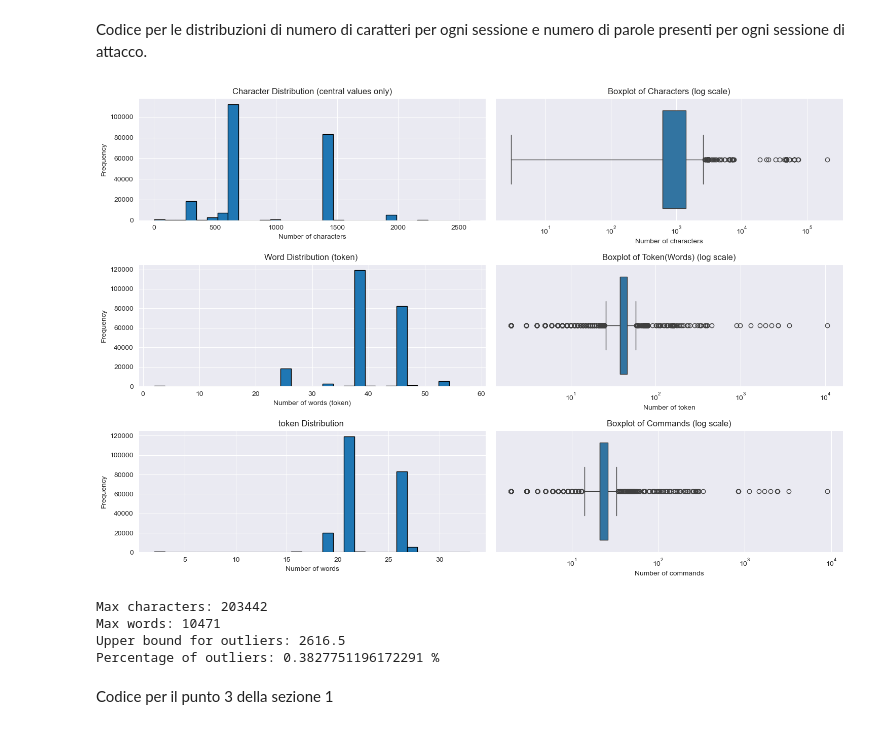
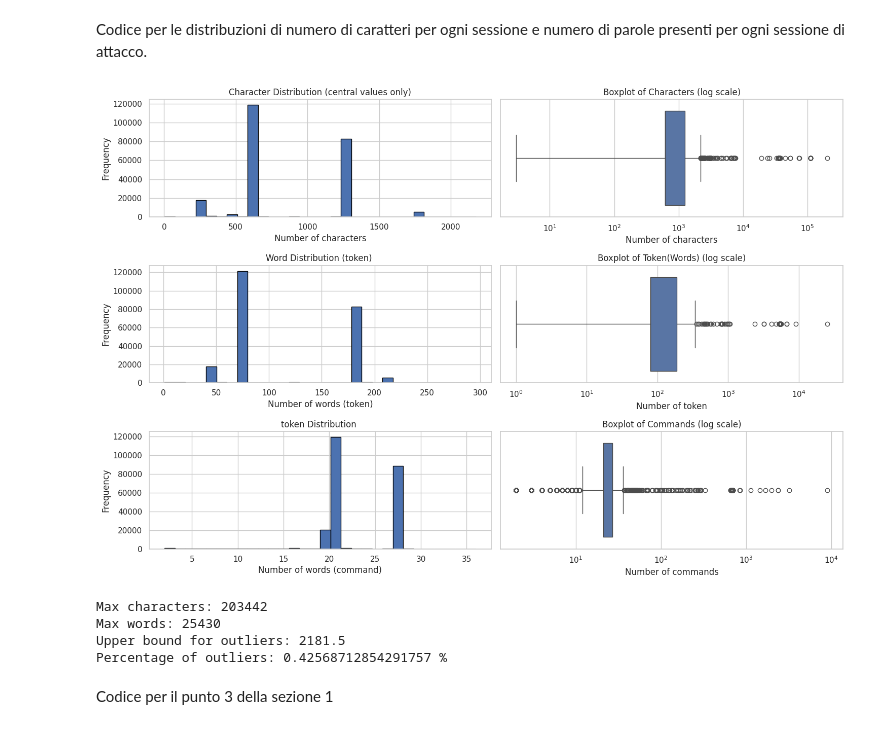
Before and after one commit to andreaRusso04/MachineLearningProject, a Jupyter notebook: notebooks/exploratoryDataAnalysis.ipynb, the cells around one changed output. Saved outputs shown, nothing was run; the diff lists cells and outputs as text; code cells hidden in the pictures.

```diff
--- a/notebooks/exploratoryDataAnalysis.ipynb
+++ b/notebooks/exploratoryDataAnalysis.ipynb
@@ -36,8 +36,15 @@ import re
 from collections import Counter
 from sklearn.feature_extraction.text import CountVectorizer
 from sklearn.feature_extraction.text import TfidfVectorizer
+import os
 
-dataSet = pd.read_parquet(r"C:\Users\A.RUSSO\PycharmProjects\JupyterProject\data\ssh_attacks.parquet")
+# load .env
+from dotenv import load_dotenv
+load_dotenv(dotenv_path='../.env')
+
+# get from environment variable
+dataset_path = os.environ['DATASET_PATH']
+dataSet = pd.read_parquet(dataset_path)
 
 features = dataSet.columns
 
@@ -68,11 +121,14 @@ Codice per le distribuzioni di numero di caratteri per ogni sessione e numero di
 # %%
-sessionCodeLen = dataSet[["full_session"]].copy()
-sessionCodeLen["number_of_characters"] = sessionCodeLen["full_session"].str.len()
+sessionCodeLen = dataSet[["decoded_payload"]].copy()
+sessionCodeLen["number_of_characters"] = sessionCodeLen["decoded_payload"].str.len()
 
-sessionWordsLen = dataSet[["full_session"]].copy()
-sessionWordsLen["number_of_words_token"] = sessionWordsLen["full_session"].str.split(r";|\||&&|\|\||>>|>|<|&").str.len()
+sessionWordsLen = dataSet[["decoded_payload"]].copy()
+word_pattern = re.compile(r'[^\s|;(){}:\'\">]+')
+# sessionWordsLen["number_of_words_token"] = sessionWordsLen["decoded_payload"].str.split(r";|\||&&|\|\||>>|>|<|&").str.len()
+# use regex instead of str.split to count words
+sessionWordsLen["number_of_words_token"] = sessionWordsLen["decoded_payload"].apply(lambda x: len(word_pattern.findall(x)))
 
-sessionWordsLen["number_of_words_command"] = sessionWordsLen["full_session"].str.split(r";").str.len()
+sessionWordsLen["number_of_words_command"] = sessionWordsLen["decoded_payload"].str.split(r";").str.len()
 
 
 # Calcolo outlier con metodo IQR
@@ -132,39 +188,39 @@ axes[1, 1].set_xlabel("Number of token")
 
 # --- (E) Istogramma parole con eliminazione outlier ----------------------
 axes[2, 0].hist(central_words["number_of_words_command"], bins=30, edgecolor="black")
 
 axes[2, 0].set_title("token Distribution ")
-axes[2, 0].set_xlabel("Number of words")
+axes[2, 0].set_xlabel("Number of words (command)")
 axes[2, 0].set_ylabel("Frequency")
 
 # --- (F) Istogramma parole con eliminazione outlier ----------------------
 sns.boxplot(x=sessionWordsLen["number_of_words_command"], ax=axes[2, 1])
 axes[2, 1].set_xscale("log")
 axes[2, 1].set_title("Boxplot of Commands (log scale)")
 axes[2, 1].set_xlabel("Number of commands")
 
 
 
 
 plt.tight_layout()
 plt.show()
 
 
 
 
 # === 3) Statistiche utili =====================================
 
 print("Max characters:", sessionCodeLen["number_of_characters"].max())
 print("Max words:", sessionWordsLen["number_of_words_token"].max())
 print("Upper bound for outliers:", upper_bound)
 print("Percentage of outliers:",
       (1 - len(central_chars) / len(sessionCodeLen)) * 100, "%")
 # %% [output]
-[figure, old version]
+[figure, new version]
 Max characters: 203442
-Max words: 10471
-Upper bound for outliers: 2616.5
-Percentage of outliers: 0.3827751196172291 %
+Max words: 25430
+Upper bound for outliers: 2181.5
+Percentage of outliers: 0.42568712854291757 %
 # %% [markdown]
 Codice per il punto 3 della sezione 1
 # %%
```
Also changed, not shown: parts of 7 cells of this notebook, 2 other files.
